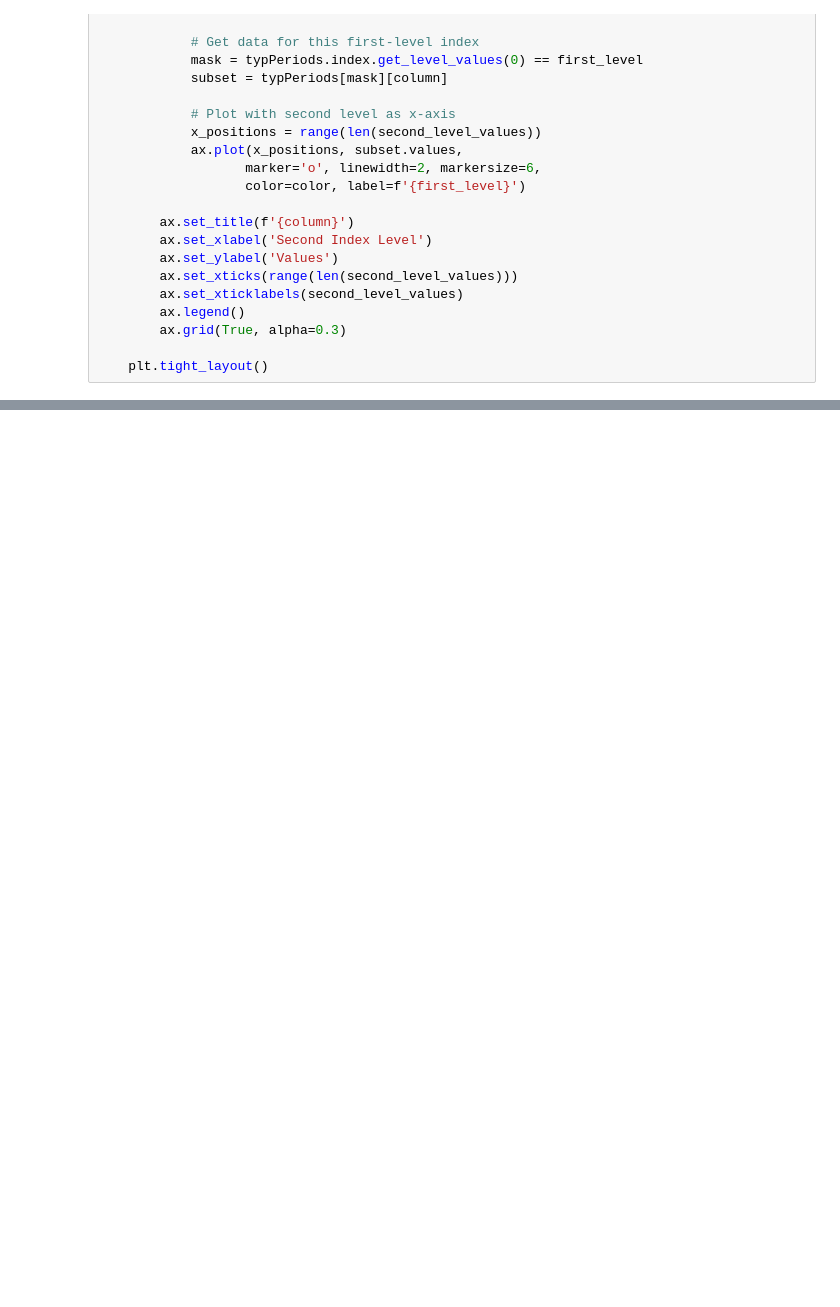
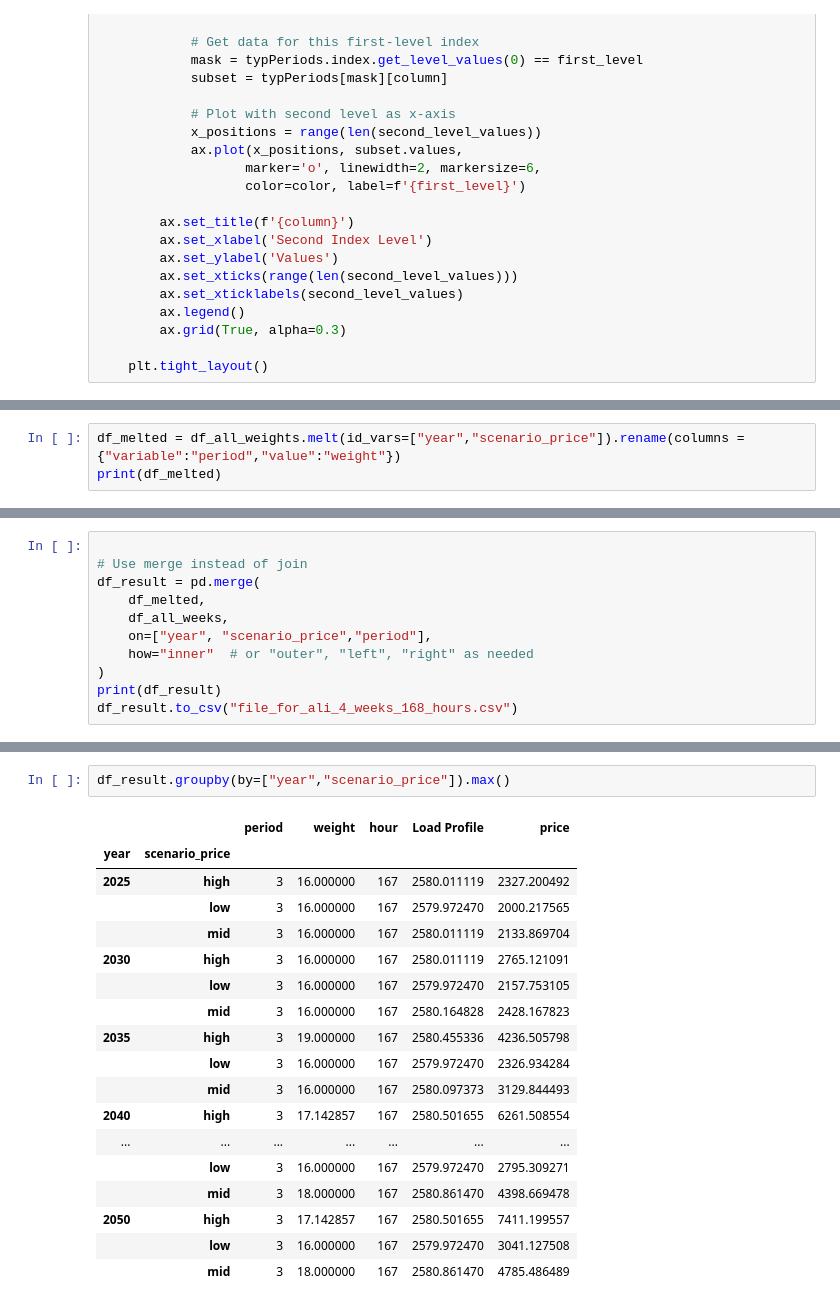
Before and after one commit to alikoek/DH-Capacity-Expansion, a Jupyter notebook: src/python/preprocessing.ipynb, the cells around one changed output, grey strips where cells are left out. Drawn from its saved outputs; the diff is of its cells as text; blank space fills up the shorter version.

```diff
--- a/src/python/preprocessing.ipynb
+++ b/src/python/preprocessing.ipynb
@@ -173,0 +163,3 @@ bp = df_all_weeks[mask].groupby('period').plot(x="hour",y=["price"], ax = ax)
+# %%
+df_melted = df_all_weights.melt(id_vars=["year","scenario_price"]).rename(columns = {"variable":"period","value":"weight"})
+print(df_melted)
@@ -173,0 +198,11 @@ bp = df_all_weeks[mask].groupby('period').plot(x="hour",y=["price"], ax = ax)
+# %%
+
+# Use merge instead of join
+df_result = pd.merge(
+    df_melted,
+    df_all_weeks,
+    on=["year", "scenario_price","period"],
+    how="inner"  # or "outer", "left", "right" as needed
+)
+print(df_result)
+df_result.to_csv("file_for_ali_4_weeks_168_hours.csv")
@@ -173,0 +224,21 @@ bp = df_all_weeks[mask].groupby('period').plot(x="hour",y=["price"], ax = ax)
+# %%
+df_result.groupby(by=["year","scenario_price"]).max()
+# %% [output]
+|  |  | period | weight | hour | Load Profile | price |
+| year | scenario_price |  |  |  |  |  |
+| 2025 | high | 3 | 16.000000 | 167 | 2580.011119 | 2327.200492 |
+|  | low | 3 | 16.000000 | 167 | 2579.972470 | 2000.217565 |
+|  | mid | 3 | 16.000000 | 167 | 2580.011119 | 2133.869704 |
+| 2030 | high | 3 | 16.000000 | 167 | 2580.011119 | 2765.121091 |
+|  | low | 3 | 16.000000 | 167 | 2579.972470 | 2157.753105 |
+|  | mid | 3 | 16.000000 | 167 | 2580.164828 | 2428.167823 |
+| 2035 | high | 3 | 19.000000 | 167 | 2580.455336 | 4236.505798 |
+|  | low | 3 | 16.000000 | 167 | 2579.972470 | 2326.934284 |
+|  | mid | 3 | 16.000000 | 167 | 2580.097373 | 3129.844493 |
+| 2040 | high | 3 | 17.142857 | 167 | 2580.501655 | 6261.508554 |
+| ... | ... | ... | ... | ... | ... | ... |
+|  | low | 3 | 16.000000 | 167 | 2579.972470 | 2795.309271 |
+|  | mid | 3 | 18.000000 | 167 | 2580.861470 | 4398.669478 |
+| 2050 | high | 3 | 17.142857 | 167 | 2580.501655 | 7411.199557 |
+|  | low | 3 | 16.000000 | 167 | 2579.972470 | 3041.127508 |
+|  | mid | 3 | 18.000000 | 167 | 2580.861470 | 4785.486489 |
```
Also changed, not shown: parts of 6 cells of this notebook, 9 other files.
